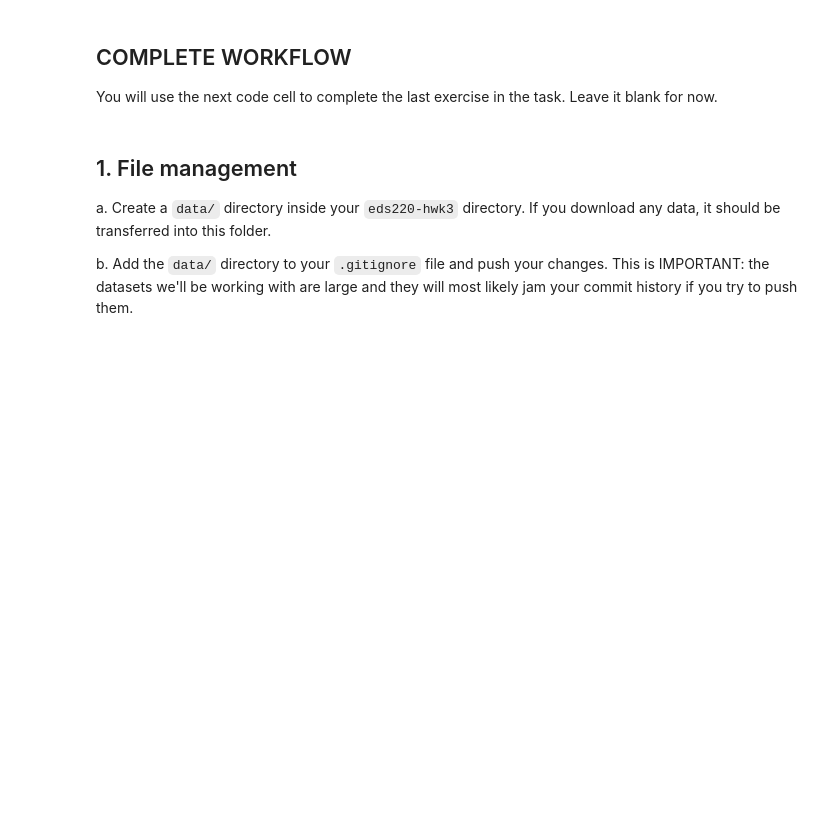
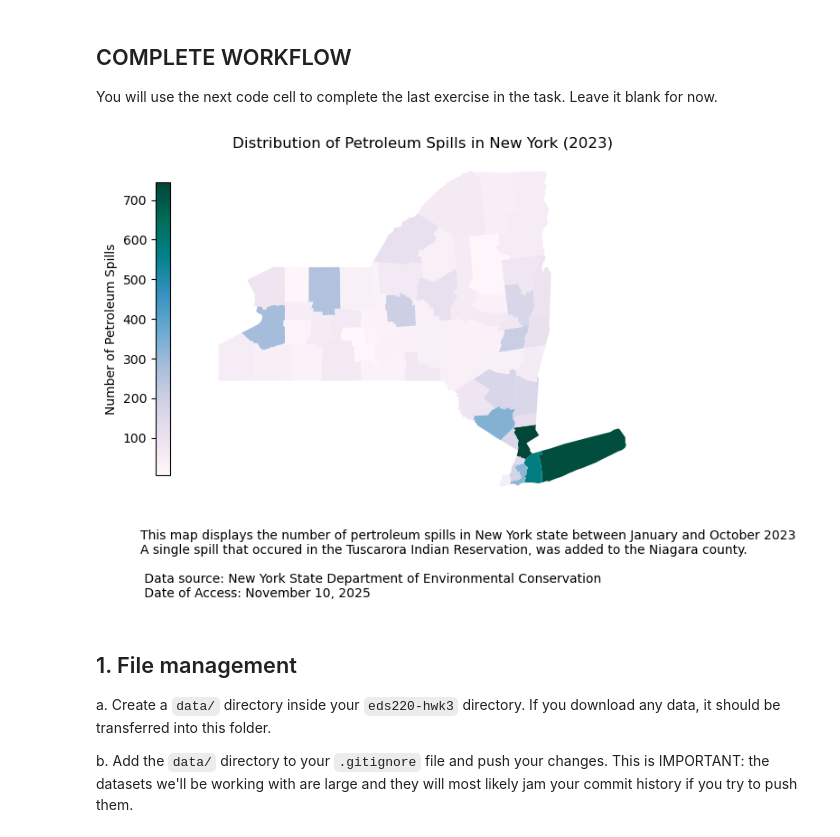
Before and after one commit to jaslynmiura/eds220-hwk3, a Jupyter notebook: hwk3-task1-spills.ipynb, the cells around one changed output. Saved outputs shown, nothing was run; the diff lists cells and outputs as text; code cells hidden in the pictures; blank space fills up the shorter version.

```diff
--- a/hwk3-task1-spills.ipynb
+++ b/hwk3-task1-spills.ipynb
@@ -35,6 +35,82 @@ The second dataset is the [the 2023 Counties (and equivalent) TIGER shapefile](h
 ## COMPLETE WORKFLOW
 
 You will use the next code cell to complete the last exercise in the task. Leave it blank for now.
+# %%
+import os
+import numpy as np
+import pandas as pd
+import matplotlib.pyplot as plt
+import geopandas as gpd
+
+# Reading in the oil spills data.
+fp = os.path.join('data/Spill_Incidents_20251105.csv')
+spills = gpd.read_file(fp)
+
+# Reading in the counties data.
+fp = os.path.join('data/tl_2023_us_county/tl_2023_us_county.shp')
+counties = gpd.read_file(fp)
+
+# Converting the column names to snake lower notation.
+spills.columns = spills.columns.str.lower().str.replace(' ', '_')
+
+# Update the date columns to a datetime data type.
+spills['spill_date'] = spills['spill_date'].astype('datetime64[ns]')
+spills['close_date'] = spills['close_date'].astype('datetime64[ns]')
+
+# Selecting recored petroleum spills that occurred between 01-01-2023 and 10-31-2023 and saving it to petr_23 dataframe.
+petr_23 = spills[(spills['spill_date'].between('01-01-2023', '10-31-2023')) & (spills['material_family'] == 'Petroleum')]
+
+# Creating a new dataframe where the number of pertroleum spills is counted by the county, and reseting the index of the dataframe to 'n_spills'.
+spills_per_county = (petr_23.groupby('county')
+                            .size()
+                            .reset_index(name = 'n_spills')).copy()
+
+# Converting the column names to snake lower for simpler data wrangling.
+counties.columns = counties.columns.str.lower().str.replace(' ', '_')
+
+# Filtering the dataset to only contain data of New York State, using the state code.
+ny_counties = counties[counties['statefp'] == '36']
+
+# Using .loc[] indexing to update the value in the indexed cell to 'St. Lawrence'.
+spills_per_county.loc[50, 'county'] = 'St. Lawrence'
+
+# Renaming the 'name' column in the ny_counties dataframe to 'county'.
+ny_counties = ny_counties.rename(columns= {'name':'county'})
+
+# Merging the ny_counties and spills_per_county dataframe using inner join and joining on the 'county' column.
+ny_counties = pd.merge(ny_counties,
+                           spills_per_county,
+                           how = 'inner',
+                           on = 'county')
+
+# Adding a value to the indexed cell, which is the n_spills of Niagara.
+ny_counties.loc[45, 'n_spills'] += 1
+
+# Creating a choroleth map of the number of petroleum spills.
+fig, ax = plt.subplots(figsize=(8, 6))
+
+# Remove the axis for a cleaner map
+ax.axis('off')
+
+ny_counties.plot(column = 'n_spills',
+                    ax = ax,
+                    legend = True,
+                    cmap = 'PuBuGn',
+                    legend_kwds={
+                        "shrink": 0.7,
+                        "label": "Number of Petroleum Spills",
+                        "orientation": "vertical",
+                        "location": "left",
+                        "pad": 0.05
+    }
+)
+
+ax.set_title('Distribution of Petroleum Spills in New York (2023)')
+plt.figtext(0.2, 0, "This map displays the number of pertroleum spills in New York state between January and October 2023 \nA single spill that occured in the Tuscarora Indian Reservation, was added to the Niagara county. \n \n Data source: New York State Department of Environmental Conservation \n Date of Access: November 10, 2025")
+
+plt.show()
+# %% [output]
+[figure, added]
 # %% [markdown]
 ## 1. File management
 a. Create a `data/` directory inside your `eds220-hwk3` directory. If you download any data, it should be transferred into this folder.
```
Also changed, not shown: parts of 28 cells of this notebook.
